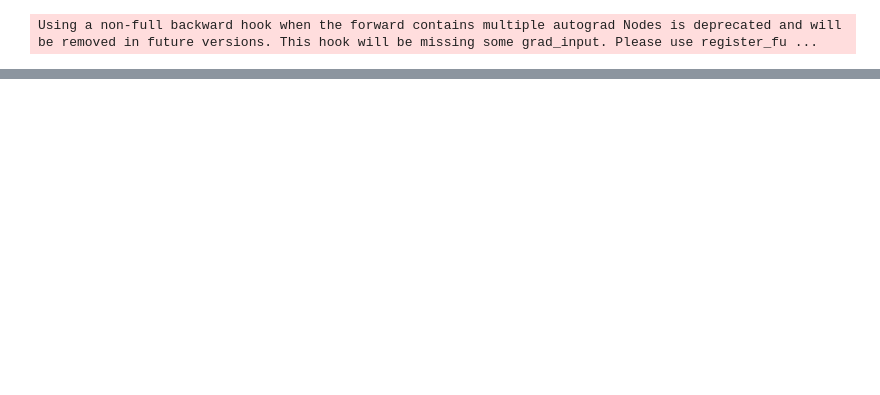
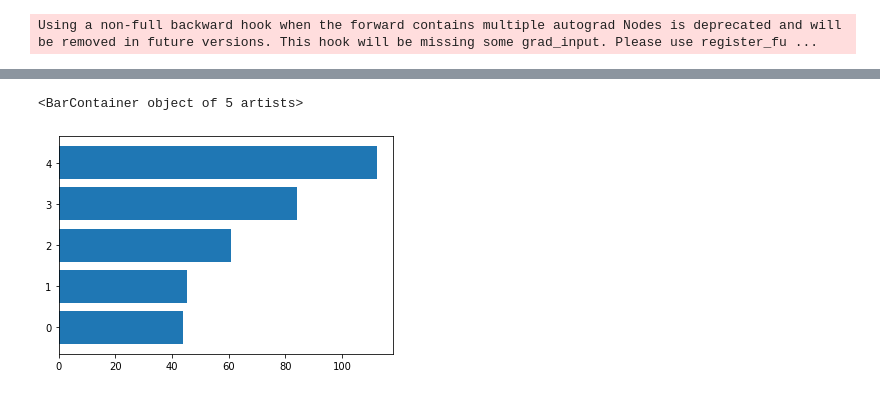
Before and after one commit to bqianz/film, a Jupyter notebook: resnet_shap.ipynb, the cells around one changed output, grey strips where cells are left out. Cells and saved outputs as stored; diff of their text form; code cells hidden in the pictures; blank space fills up the shorter version.

```diff
--- a/resnet_shap.ipynb
+++ b/resnet_shap.ipynb
@@ -331,0 +359,3 @@ sum_samples.shape
+# %%
+sum_channel = np.sum(sum_samples,-1)
+sum_channel
@@ -343,0 +384,5 @@ shap.summary_plot(sum_samples, plot_type="bar", feature_names=feature_names, sho
+# %%
+plt.barh(range(5), np.sort(sum_channel))
+# %% [output]
+<BarContainer object of 5 artists>
+[figure, added]
```
Also changed, not shown: parts of 29 cells of this notebook, 11 other files.
